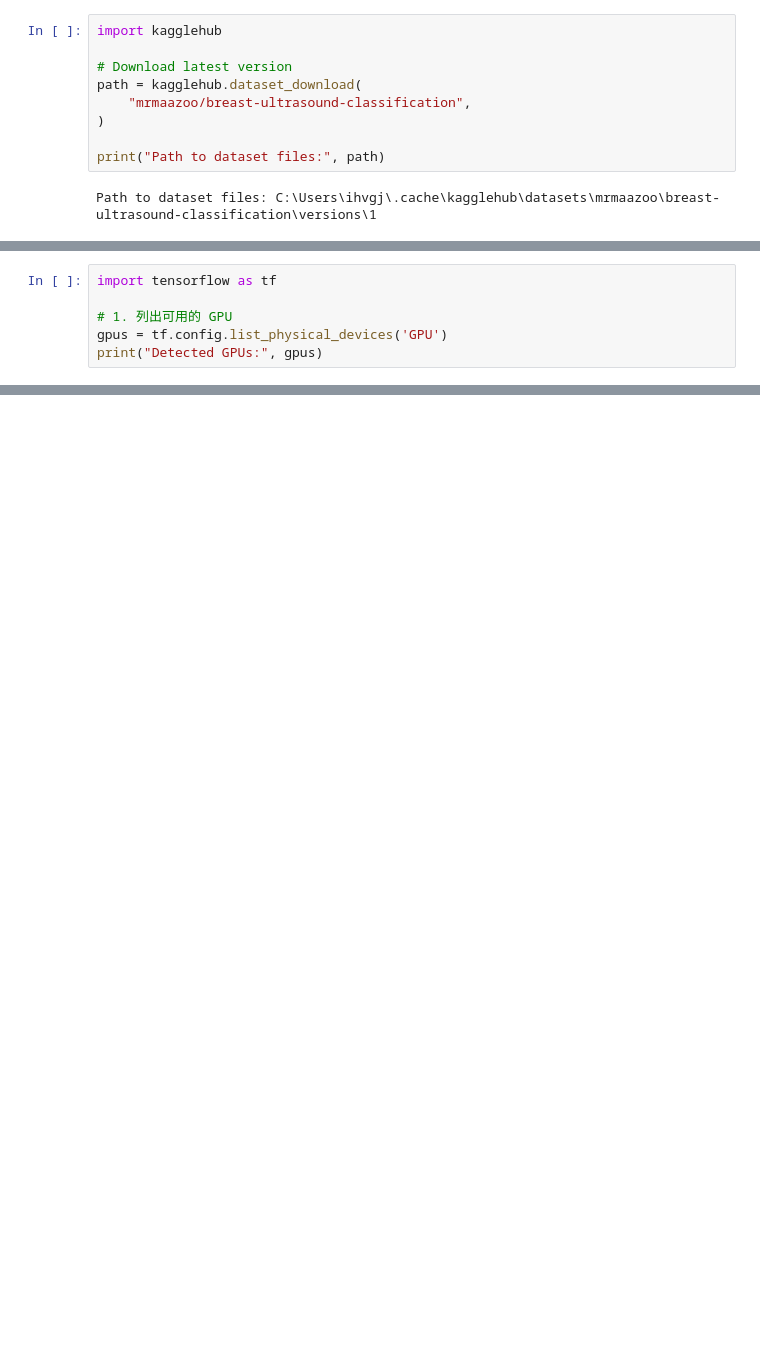
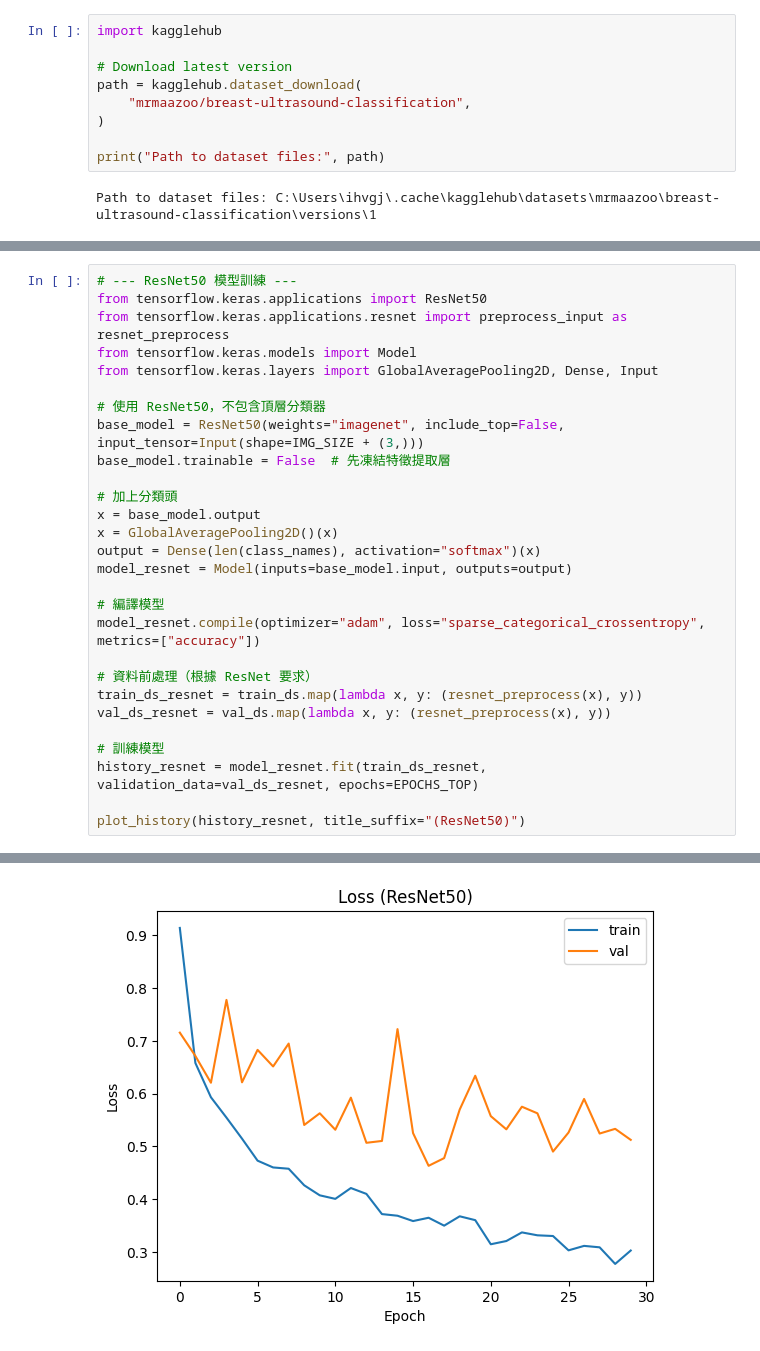
Before and after one commit to DoSerZBlock/The_Practice_of_Deep_Learning_Biomedical_Image_analysis_Final_Exam, a Jupyter notebook: src/CNN.ipynb, the cells around one changed output, grey strips where cells are left out. Drawn from its saved outputs; the diff is of its cells as text; blank space fills up the shorter version.

```diff
--- a/src/CNN.ipynb
+++ b/src/CNN.ipynb
@@ -125,7 +206,29 @@ Epoch 25/100
 # %%
-import tensorflow as tf
+# --- ResNet50 模型訓練 ---
+from tensorflow.keras.applications import ResNet50
+from tensorflow.keras.applications.resnet import preprocess_input as resnet_preprocess
+from tensorflow.keras.models import Model
+from tensorflow.keras.layers import GlobalAveragePooling2D, Dense, Input
 
-# 1. 列出可用的 GPU
-gpus = tf.config.list_physical_devices('GPU')
-print("Detected GPUs:", gpus)
+# 使用 ResNet50，不包含頂層分類器
+base_model = ResNet50(weights="imagenet", include_top=False, input_tensor=Input(shape=IMG_SIZE + (3,)))
+base_model.trainable = False  # 先凍結特徵提取層
+
+# 加上分類頭
+x = base_model.output
+x = GlobalAveragePooling2D()(x)
+output = Dense(len(class_names), activation="softmax")(x)
+model_resnet = Model(inputs=base_model.input, outputs=output)
+
+# 編譯模型
+model_resnet.compile(optimizer="adam", loss="sparse_categorical_crossentropy", metrics=["accuracy"])
+
+# 資料前處理（根據 ResNet 要求）
+train_ds_resnet = train_ds.map(lambda x, y: (resnet_preprocess(x), y))
+val_ds_resnet = val_ds.map(lambda x, y: (resnet_preprocess(x), y))
+
+# 訓練模型
+history_resnet = model_resnet.fit(train_ds_resnet, validation_data=val_ds_resnet, epochs=EPOCHS_TOP)
+
+plot_history(history_resnet, title_suffix="(ResNet50)")
 # %% [output]
@@ -132,0 +252 @@ Detected GPUs: []
+[figure, added]
```
Also changed, not shown: parts of 5 cells of this notebook.
